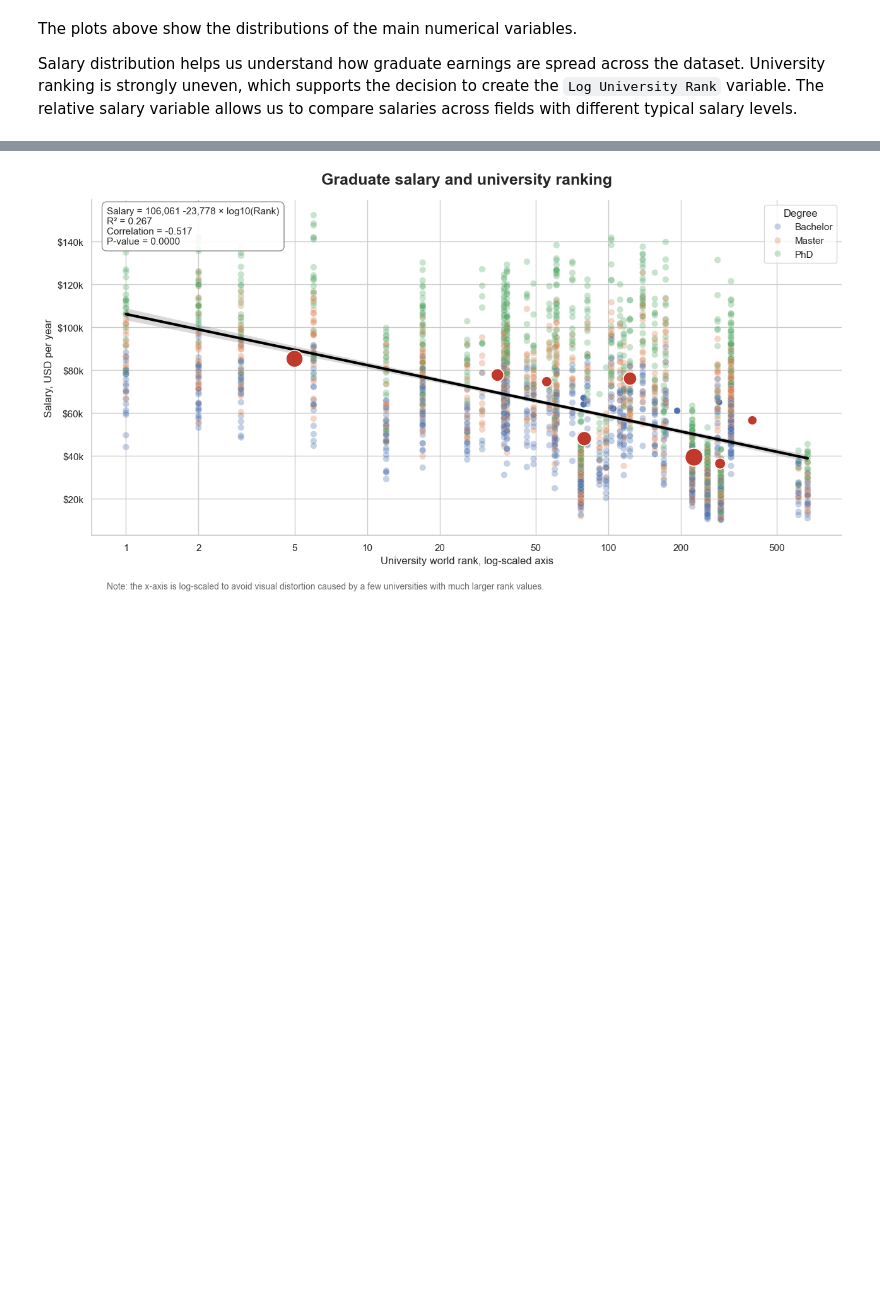
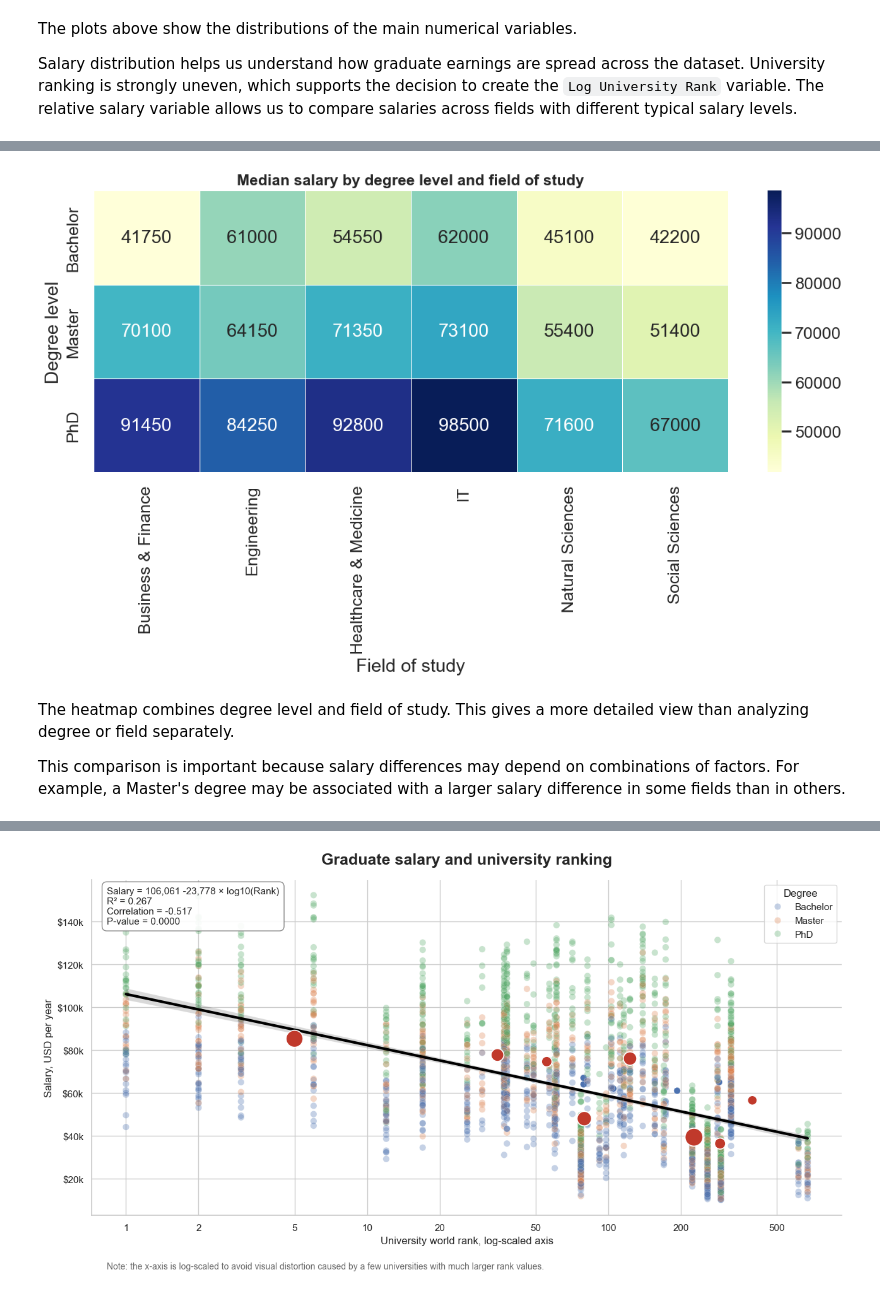
Before and after one commit to maxtheshock/PythonDS-Project, a Jupyter notebook: PythonNotebook.ipynb, the cells around one changed output, grey strips where cells are left out. Saved outputs shown, nothing was run; the diff lists cells and outputs as text; code cells hidden in the pictures; blank space fills up the shorter version.

```diff
--- a/PythonNotebook.ipynb
+++ b/PythonNotebook.ipynb
@@ -697,0 +944,29 @@ Salary distribution helps us understand how graduate earnings are spread across
+# %%
+degree_field_median_salary = analysis_data.pivot_table(
+    index="Degree",
+    columns="Field",
+    values=salary_col,
+    aggfunc="median",
+    observed=True
+)
+
+plt.figure(figsize=(14, 5))
+
+sns.heatmap(
+    degree_field_median_salary,
+    annot=True,
+    fmt=".0f",
+    cmap="YlGnBu",
+    linewidths=0.5
+)
+
+plt.title("Median salary by degree level and field of study", fontsize=15, weight="bold")
+plt.xlabel("Field of study")
+plt.ylabel("Degree level")
+plt.show()
+# %% [output]
+[figure, added]
+# %% [markdown]
+The heatmap combines degree level and field of study. This gives a more detailed view than analyzing degree or field separately.
+
+This comparison is important because salary differences may depend on combinations of factors. For example, a Master's degree may be associated with a larger salary difference in some fields than in others.
```
Also changed, not shown: parts of 14 cells of this notebook, 1 other file.
